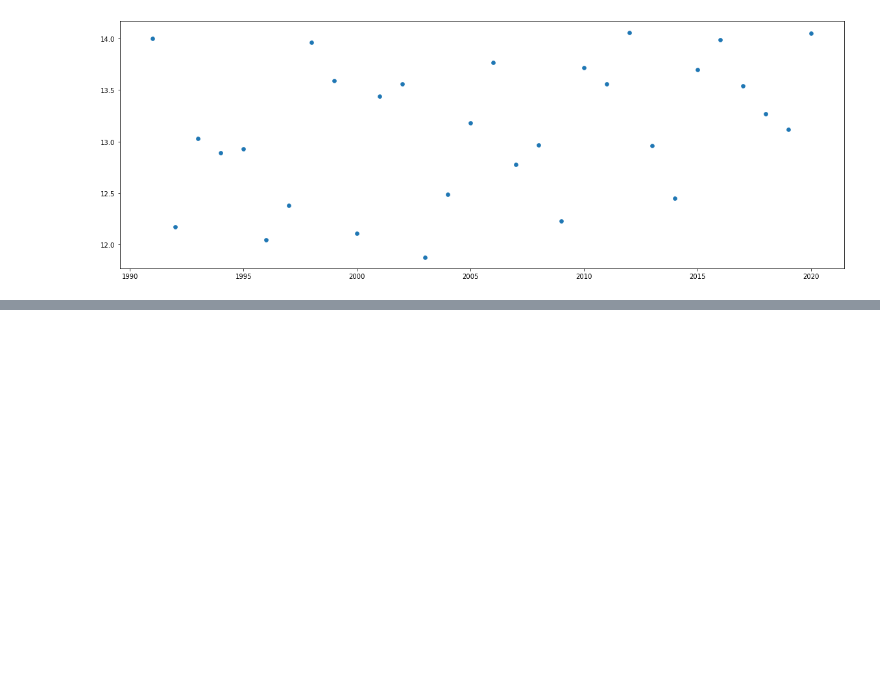
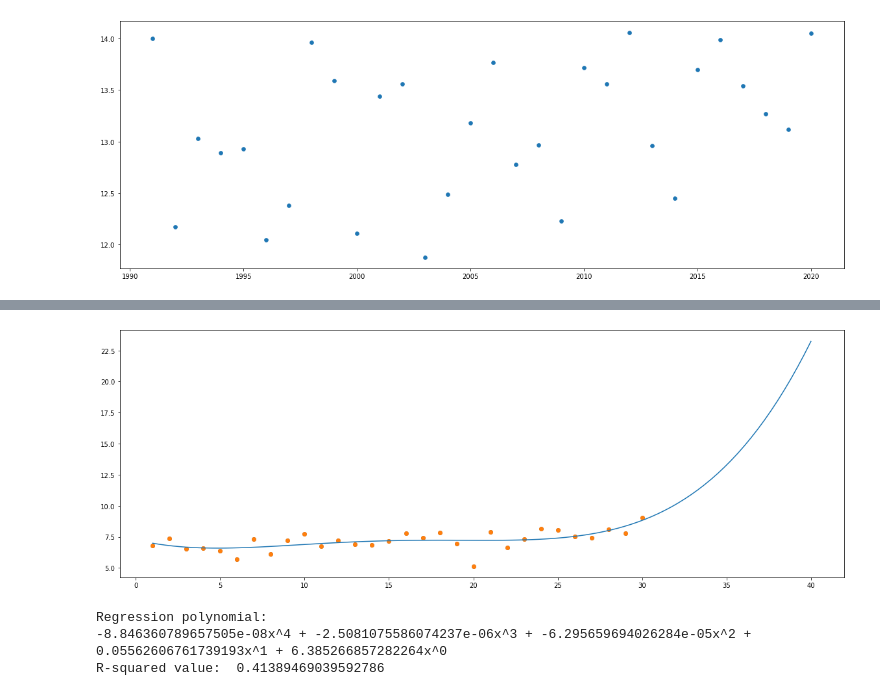
Before and after one commit to Foxxy-HCMUS/HCMUS-Applied-Maths-and-Statistics-Projects, a Jupyter notebook: Project 1/Problem 2/Codes/source_code.ipynb, the cells around one changed output, grey strips where cells are left out. Saved outputs shown, nothing was run; the diff lists cells and outputs as text; code cells hidden in the pictures; blank space fills up the shorter version.

```diff
--- a/Project 1/Problem 2/Codes/source_code.ipynb
+++ b/Project 1/Problem 2/Codes/source_code.ipynb
@@ -274,0 +328,7 @@ for i in range(len(temperatures)):
+# %%
+regression("data3.csv")
+# %% [output]
+[figure, added]
+Regression polynomial:
+-8.846360789657505e-08x^4 + -2.5081075586074237e-06x^3 + -6.295659694026284e-05x^2 + 0.05562606761739193x^1 + 6.385266857282264x^0
+R-squared value:  0.41389469039592786
```
Also changed, not shown: parts of 9 cells of this notebook, 1 other file.
